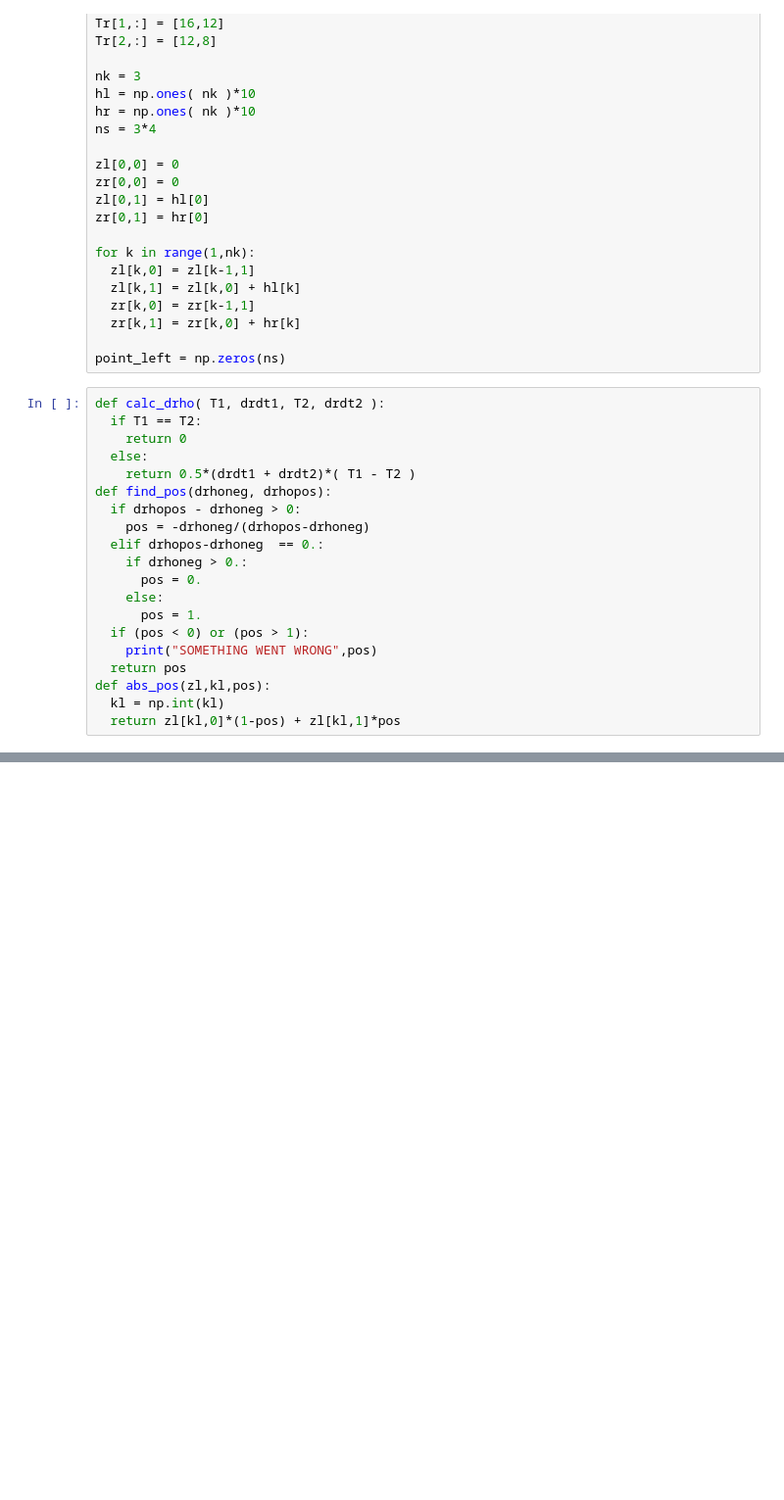
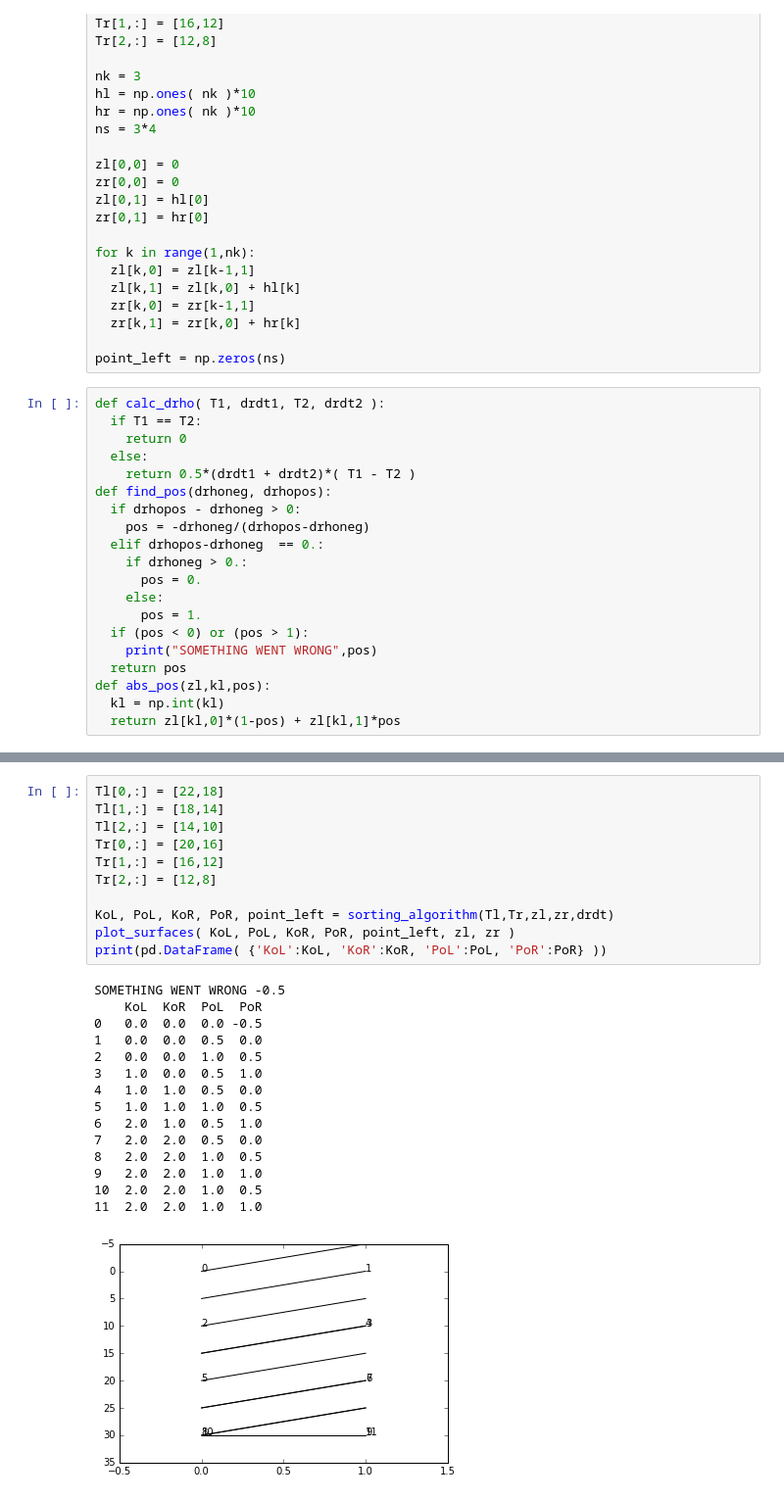
Before and after one commit to ashao/MOM6_cases, a Jupyter notebook: neutral_diffusion/demo/demonstrate_sorting.ipynb, the cells around one changed output, grey strips where cells are left out. Shown at 98% size. Saved outputs shown, nothing was run; the diff lists cells and outputs as text; blank space fills up the shorter version.

```diff
--- a/neutral_diffusion/demo/demonstrate_sorting.ipynb
+++ b/neutral_diffusion/demo/demonstrate_sorting.ipynb
@@ -229,0 +246,27 @@ print(output)
+# %%
+Tl[0,:] = [22,18]
+Tl[1,:] = [18,14]
+Tl[2,:] = [14,10]
+Tr[0,:] = [20,16]
+Tr[1,:] = [16,12]
+Tr[2,:] = [12,8]
+
+KoL, PoL, KoR, PoR, point_left = sorting_algorithm(Tl,Tr,zl,zr,drdt)
+plot_surfaces( KoL, PoL, KoR, PoR, point_left, zl, zr )
+print(pd.DataFrame( {'KoL':KoL, 'KoR':KoR, 'PoL':PoL, 'PoR':PoR} ))
+# %% [output]
+SOMETHING WENT WRONG -0.5
+    KoL  KoR  PoL  PoR
+0   0.0  0.0  0.0 -0.5
+1   0.0  0.0  0.5  0.0
+2   0.0  0.0  1.0  0.5
+3   1.0  0.0  0.5  1.0
+4   1.0  1.0  0.5  0.0
+5   1.0  1.0  1.0  0.5
+6   2.0  1.0  0.5  1.0
+7   2.0  2.0  0.5  0.0
+8   2.0  2.0  1.0  0.5
+9   2.0  2.0  1.0  1.0
+10  2.0  2.0  1.0  0.5
+11  2.0  2.0  1.0  1.0
+[figure, added]
```
Also changed, not shown: parts of 6 cells of this notebook.
